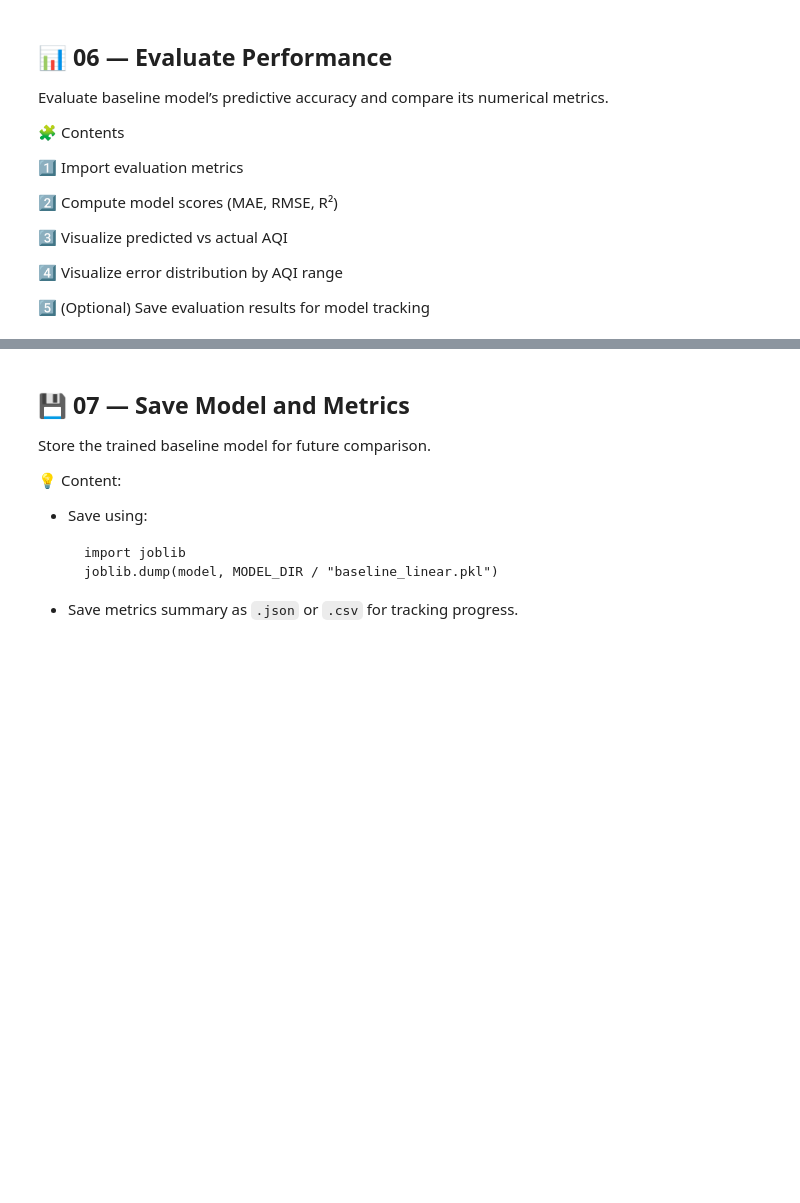
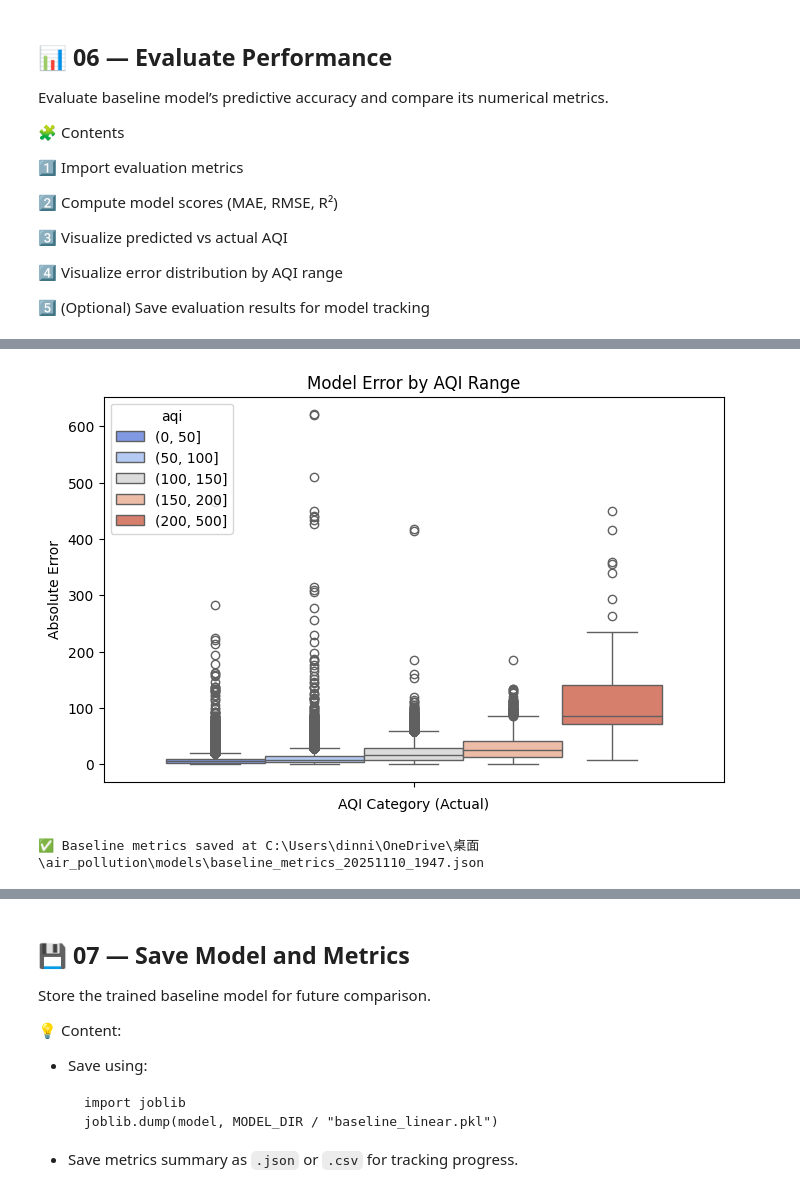
Before and after one commit to chgwyellow/air_pollution_analysis, a Jupyter notebook: notebook/03_baseline_modeling.ipynb, the cells around one changed output, grey strips where cells are left out. Saved outputs shown, nothing was run; the diff lists cells and outputs as text; code cells hidden in the pictures; blank space fills up the shorter version.

```diff
--- a/notebook/03_baseline_modeling.ipynb
+++ b/notebook/03_baseline_modeling.ipynb
@@ -334,0 +346,26 @@ info(f"R² = {r2:.3f}")
+# %%
+error_abs = np.abs(y_test - y_pred)
+aqi_bins = pd.cut(y_test, bins=[0, 50, 100, 150, 200, 500])
+
+plt.figure(figsize=(8,5))
+sns.boxplot(hue=aqi_bins, y=error_abs, palette="coolwarm")
+plt.xlabel("AQI Category (Actual)")
+plt.ylabel("Absolute Error")
+plt.title("Model Error by AQI Range")
+plt.show()
+# %% [output]
+[figure, added]
+# %%
+import json
+import datetime
+
+timestamp = datetime.datetime.now().strftime("%Y%m%d_%H%M")
+metrics = {"MAE": mae, "RMSE": rmse, "r2": r2}
+
+output_path = MODEL_DIR / f"baseline_metrics_{timestamp}.json"
+with open(output_path, "w") as f:
+    json.dump(metrics, f, indent=4)
+
+success(f"Baseline metrics saved at {output_path}")
+# %% [output]
+✅ Baseline metrics saved at C:\Users\dinni\OneDrive\桌面\air_pollution\models\baseline_metrics_20251110_1947.json
```
Also changed, not shown: parts of 5 cells of this notebook.
